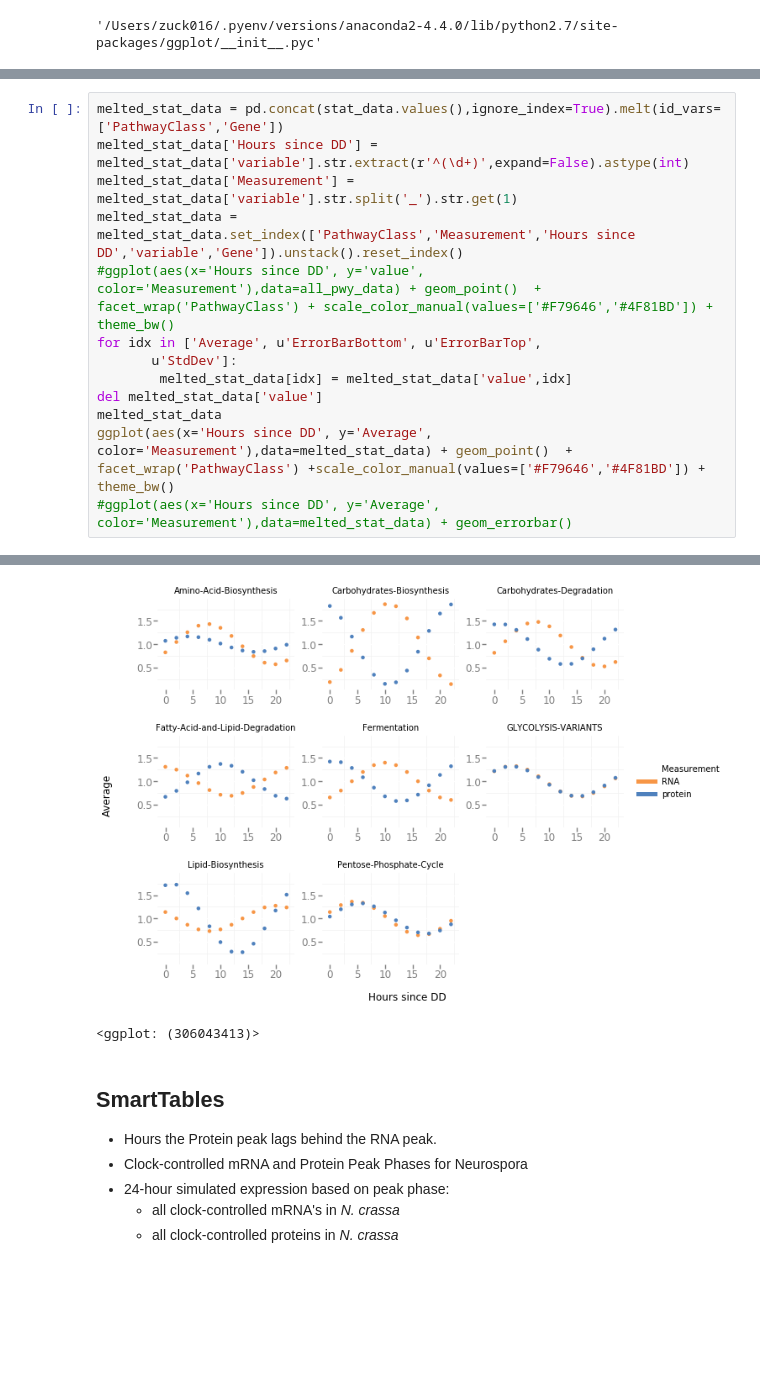
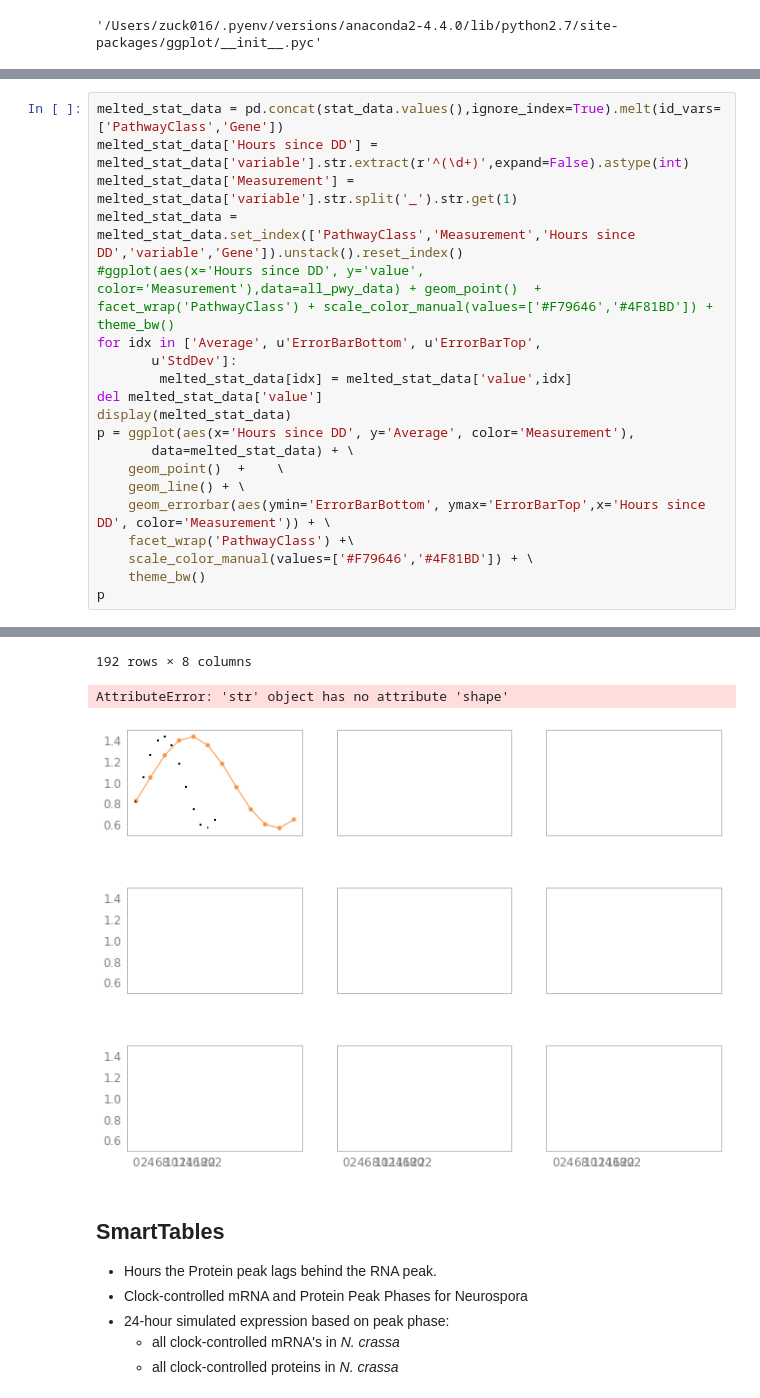
Before and after one commit to djinnome/PeakPhases, a Jupyter notebook: PeakPhaseAnalysis.ipynb, the cells around one changed output, grey strips where cells are left out. Drawn from its saved outputs; the diff is of its cells as text; blank space fills up the shorter version.

```diff
--- a/PeakPhaseAnalysis.ipynb
+++ b/PeakPhaseAnalysis.ipynb
@@ -267,7 +304,14 @@ for idx in ['Average', u'ErrorBarBottom', u'ErrorBarTop',
        u'StdDev']:
         melted_stat_data[idx] = melted_stat_data['value',idx]
 del melted_stat_data['value']
-melted_stat_data
-ggplot(aes(x='Hours since DD', y='Average', color='Measurement'),data=melted_stat_data) + geom_point()  +    facet_wrap('PathwayClass') +scale_color_manual(values=['#F79646','#4F81BD']) + theme_bw()
-#ggplot(aes(x='Hours since DD', y='Average', color='Measurement'),data=melted_stat_data) + geom_errorbar()
+display(melted_stat_data)
+p = ggplot(aes(x='Hours since DD', y='Average', color='Measurement'),
+       data=melted_stat_data) + \
+    geom_point()  +    \
+    geom_line() + \
+    geom_errorbar(aes(ymin='ErrorBarBottom', ymax='ErrorBarTop',x='Hours since DD', color='Measurement')) + \
+    facet_wrap('PathwayClass') +\
+    scale_color_manual(values=['#F79646','#4F81BD']) + \
+    theme_bw()
+p
 # %% [output]
@@ -274,5 +336,6 @@ ggplot(aes(x='Hours since DD', y='Average', color='Measurement'),data=melted_sta
+192 rows × 8 columns
+AttributeError: 'str' object has no attribute 'shape'
-[figure, old version]
+[figure, new version]
-<ggplot: (306043413)>
 # %% [markdown]
 ## SmartTables
   * Hours the Protein peak lags behind the RNA peak.
```
Also changed, not shown: parts of 5 cells of this notebook, 3 other files.
